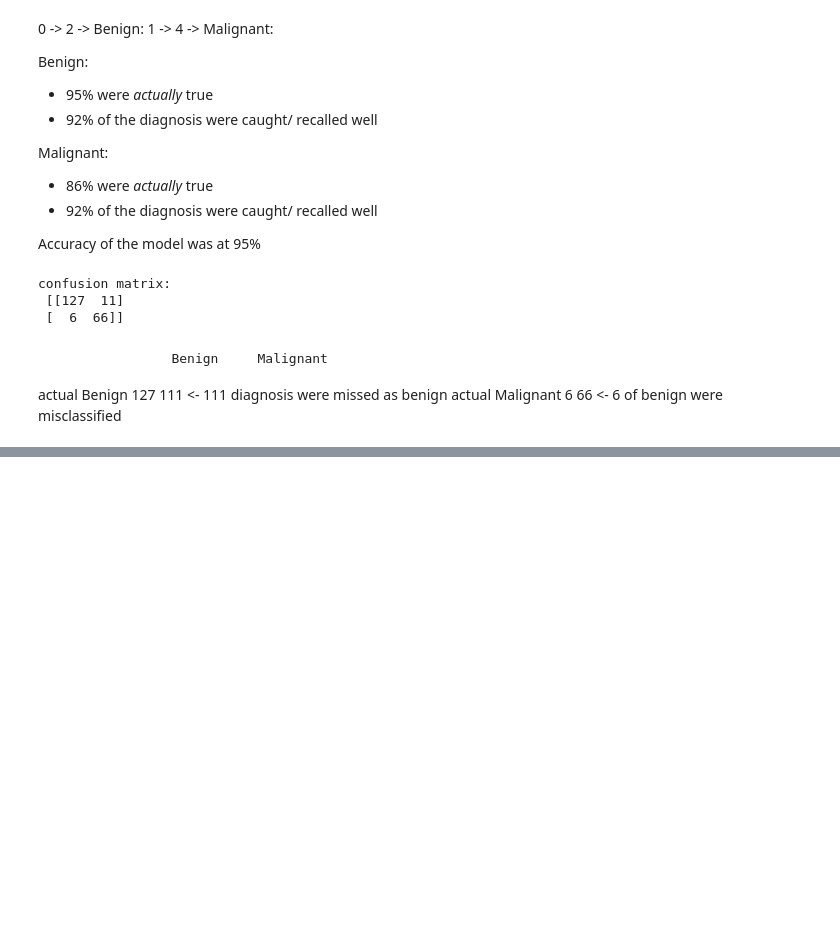
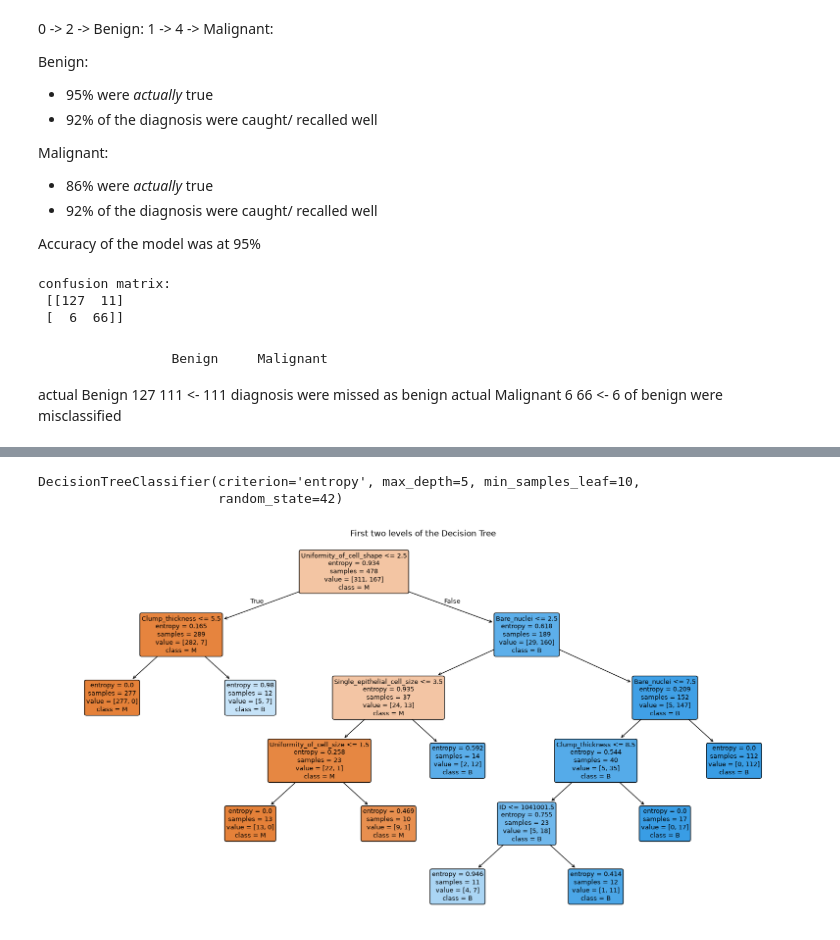
Before and after one commit to JosephRidge/ML-101-Series, a Jupyter notebook: decisionTrees/app.ipynb, the cells around one changed output, grey strips where cells are left out. Saved outputs shown, nothing was run; the diff lists cells and outputs as text; code cells hidden in the pictures; blank space fills up the shorter version.

```diff
--- a/decisionTrees/app.ipynb
+++ b/decisionTrees/app.ipynb
@@ -314,0 +339,5 @@ actual Malignant    6             66      <- 6 of benign were misclassified
+# %%
+df['Bare_nuclei'] = df['Bare_nuclei'].replace('?', pd.NA)
+# # since the missing values in 'Bare_nuclei' column are less than 2% we can drop the row
+df['Bare_nuclei'] = pd.to_numeric(df['Bare_nuclei']) # converts to numerical form and reassigns the column 'Bare_nulcei'
+df = df.dropna() # dropping all rows containing the  missing values
@@ -314,0 +365,31 @@ actual Malignant    6             66      <- 6 of benign were misclassified
+# %%
+# the DecisionTreeClassifier in sklearn defaults to 'gini'
+model = DecisionTreeClassifier(
+    max_depth= 5,
+    min_samples_leaf=10,
+    criterion='entropy', #
+    random_state = 42,
+)
+# %%
+X = df.drop('Diagnosis', axis = 1)
+y = df['Diagnosis']
+
+X_train, X_test, y_train, y_test = train_test_split(
+    X, y,
+    test_size=0.3,
+    random_state=42,
+    stratify= y # it will retain a constant proportion when splitting the two classes
+)
+# %%
+model.fit(X_train, y_train) # training the model
+# %% [output]
+DecisionTreeClassifier(criterion='entropy', max_depth=5, min_samples_leaf=10,
+                       random_state=42)
+# %%
+# plot our tree
+plt.figure(figsize=(20,10))
+plot_tree(model, max_depth=5, feature_names=X.columns, class_names=['M', 'B'], filled=True , rounded=True, fontsize=9)
+plt.title("First two levels of the Decision Tree")
+plt.show()
+# %% [output]
+[figure, added]
```
Also changed, not shown: parts of 8 cells of this notebook.
